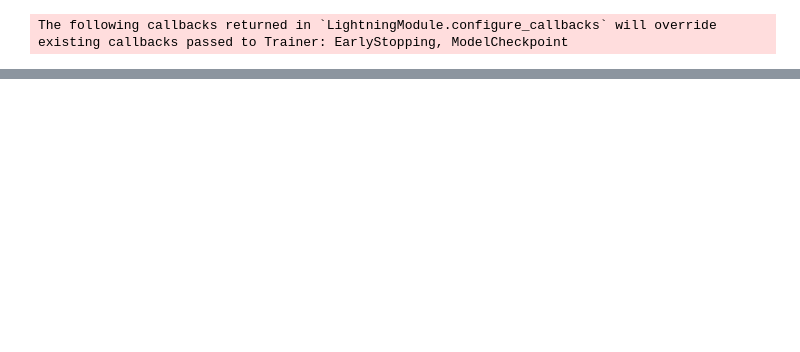
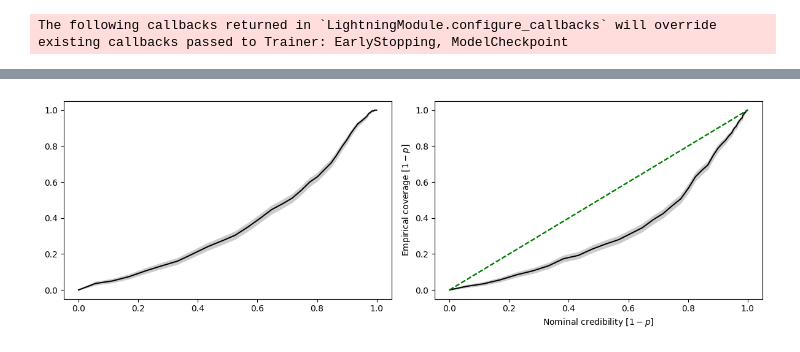
Before and after one commit to abbystokes/SBI_SGWB_DSMMA, a Jupyter notebook: Lexi/VAE_ParamEst.ipynb, the cells around one changed output, grey strips where cells are left out. Cells and saved outputs as stored; diff of their text form; code cells hidden in the pictures; blank space fills up the shorter version.

```diff
--- a/Lexi/VAE_ParamEst.ipynb
+++ b/Lexi/VAE_ParamEst.ipynb
@@ -246,0 +334,2 @@ plt.show()
+# %%
+coverage_samples = trainer.test_coverage(network, samples[-500:], prior_samples)
@@ -246,0 +340,8 @@ plt.show()
+# %%
+# pp plot
+fix, axes = plt.subplots(1, 2, figsize = (12, 4))
+for i in range(2):
+    swyft.plot_pp(coverage_samples, "z[%i]"%i, ax = axes[i])
+plt.tight_layout()
+# %% [output]
+[figure, added]
```
Also changed, not shown: parts of 19 cells of this notebook.
